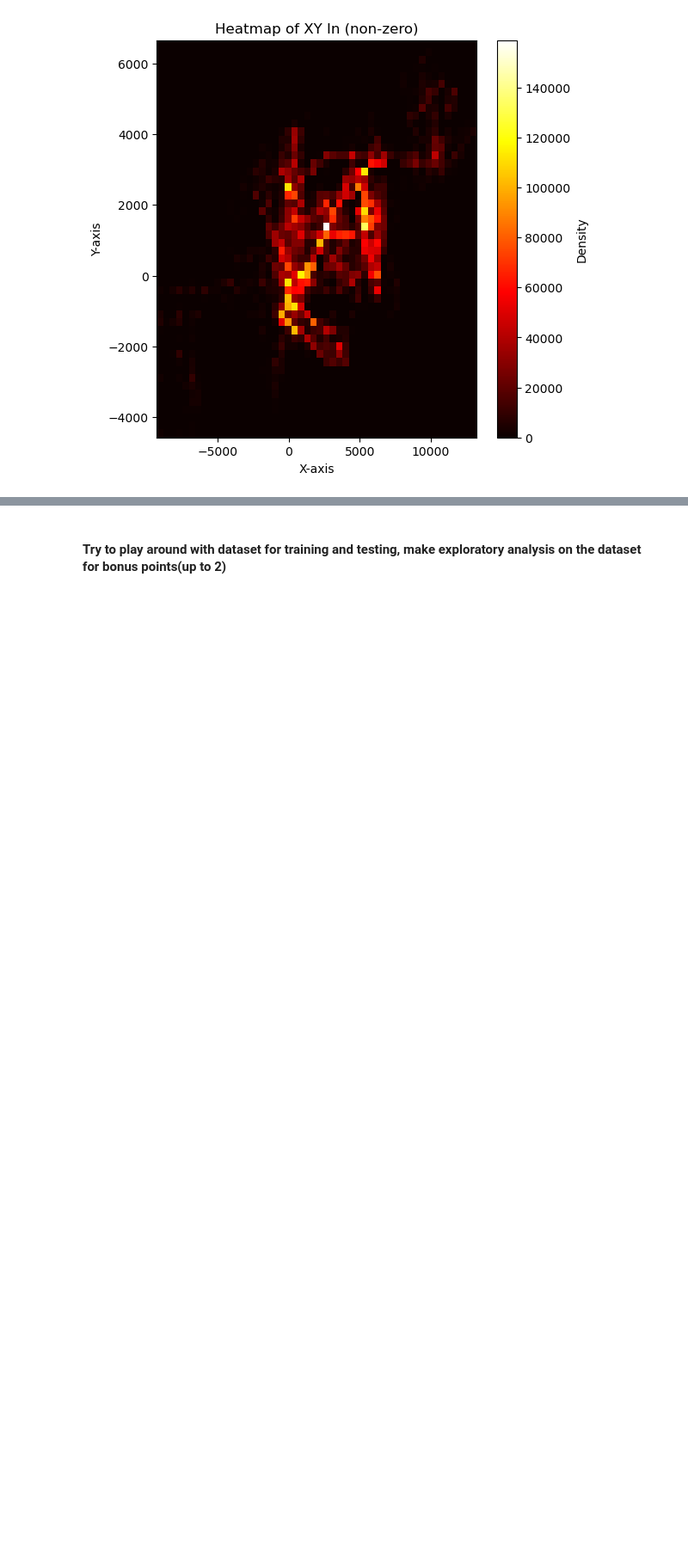
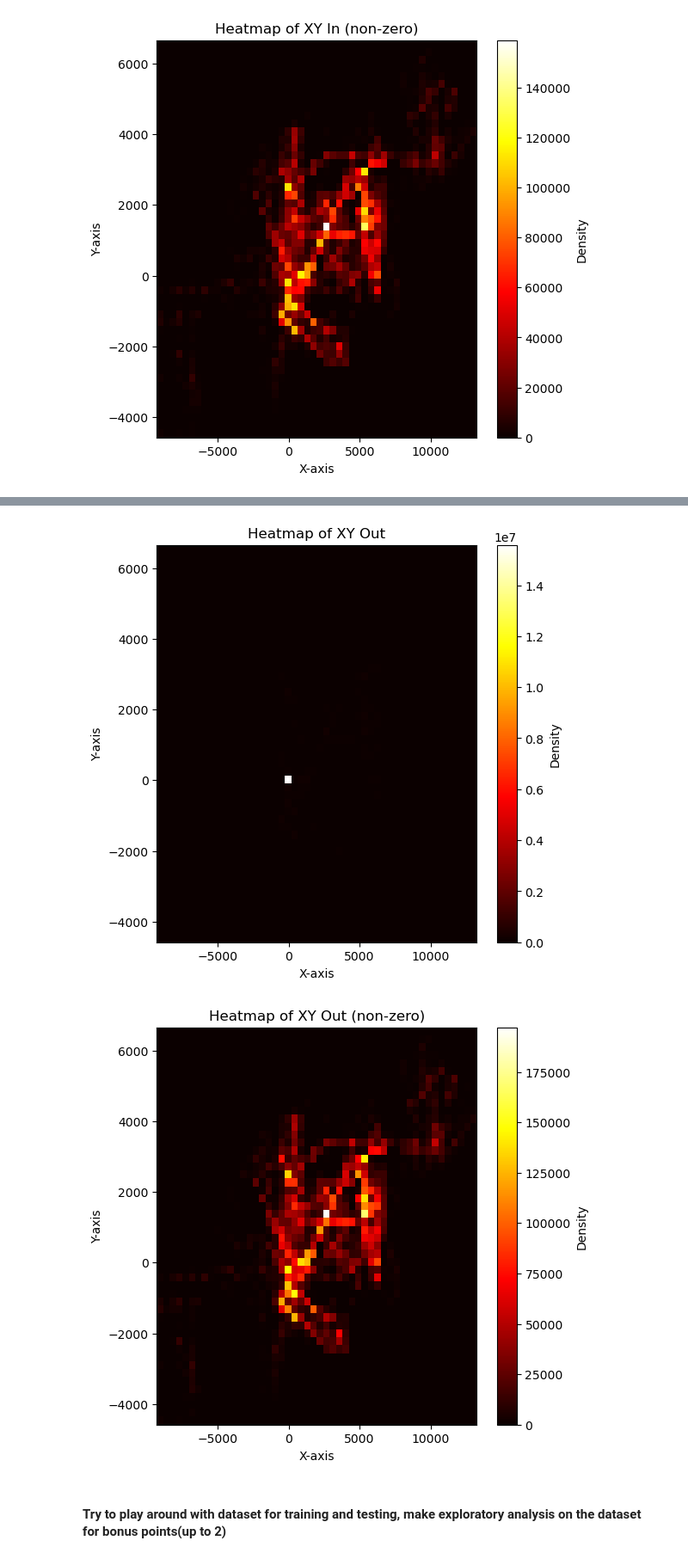
Before and after one commit to Lizhecheng02/1st-Solution-UCSD-CSE251B-Kaggle-Trajectory-Prediction, a Jupyter notebook: src/starter code.ipynb, the cells around one changed output, grey strips where cells are left out. Shown at 86% size. Cells and saved outputs as stored; diff of their text form; code cells hidden in the pictures; blank space fills up the shorter version.

```diff
--- a/src/starter code.ipynb
+++ b/src/starter code.ipynb
@@ -69,3 +79,9 @@ plot_heatmap(xy_in_not_0, title='Heatmap of XY In (non-zero)', bins=50)
+# %%
+plot_heatmap(xy_out, title='Heatmap of XY Out', bins=50)
+plot_heatmap(xy_out_not_0, title='Heatmap of XY Out (non-zero)', bins=50)
+# %% [output]
+[figure, added]
+[figure, added]
 # %% [markdown]
 #### Try to play around with dataset for training and testing, make exploratory analysis on the dataset for bonus points(up to 2)
 # %% [markdown]
```
Also changed, not shown: parts of 3 cells of this notebook, 17 other files.
